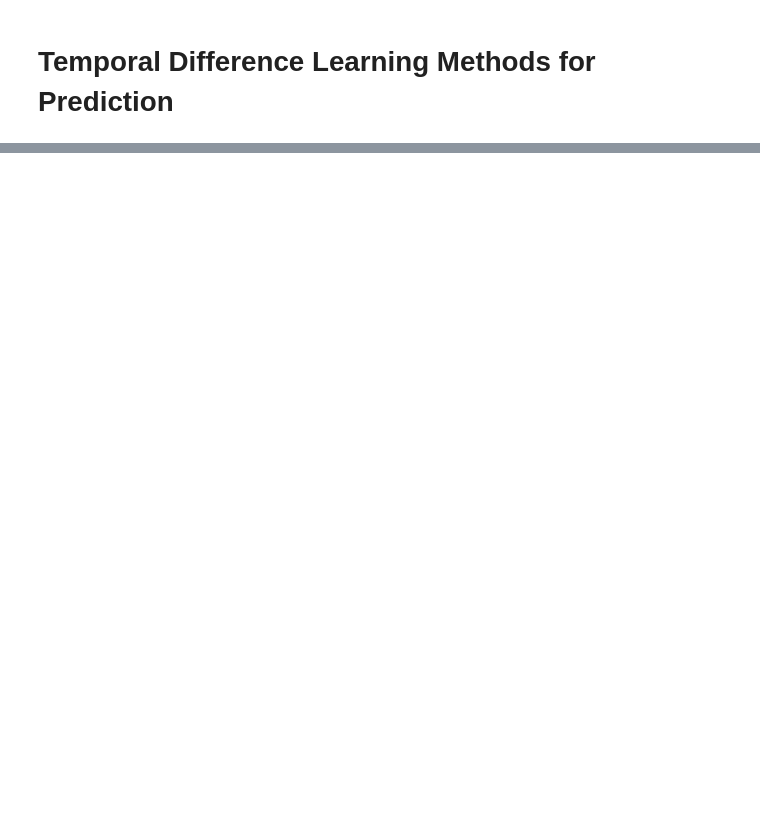
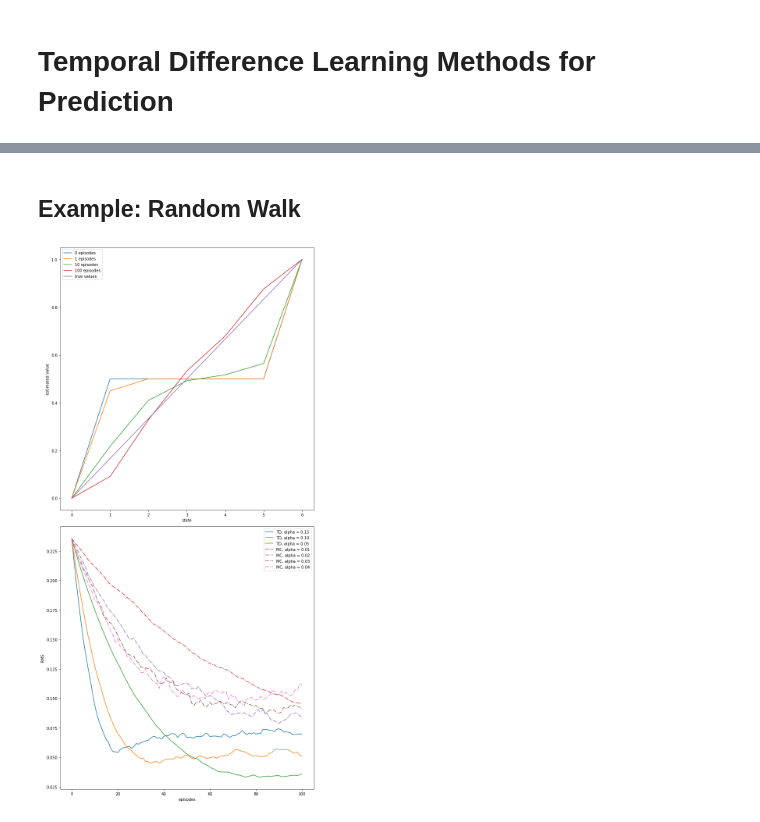
Before and after one commit to wakamori/study-rl, a Jupyter notebook: 06_TD-Learning-Methods-for-Prediction.ipynb, the cells around one changed output, grey strips where cells are left out. Drawn from its saved outputs; the diff is of its cells as text; code cells hidden in the pictures; blank space fills up the shorter version.

```diff
--- a/06_TD-Learning-Methods-for-Prediction.ipynb
+++ b/06_TD-Learning-Methods-for-Prediction.ipynb
@@ -52,0 +59,2 @@ $$
+# %% [markdown]
+## Example: Random Walk
@@ -52,0 +229,10 @@ $$
+# %%
+plt.figure(figsize=(10, 20))
+plt.subplot(2, 1, 1)
+compute_state_value()
+
+plt.subplot(2, 1, 2)
+rms_error()
+plt.tight_layout()
+# %% [output]
+[figure, added]
```
Also changed, not shown: parts of 5 cells of this notebook, 1 other file.
